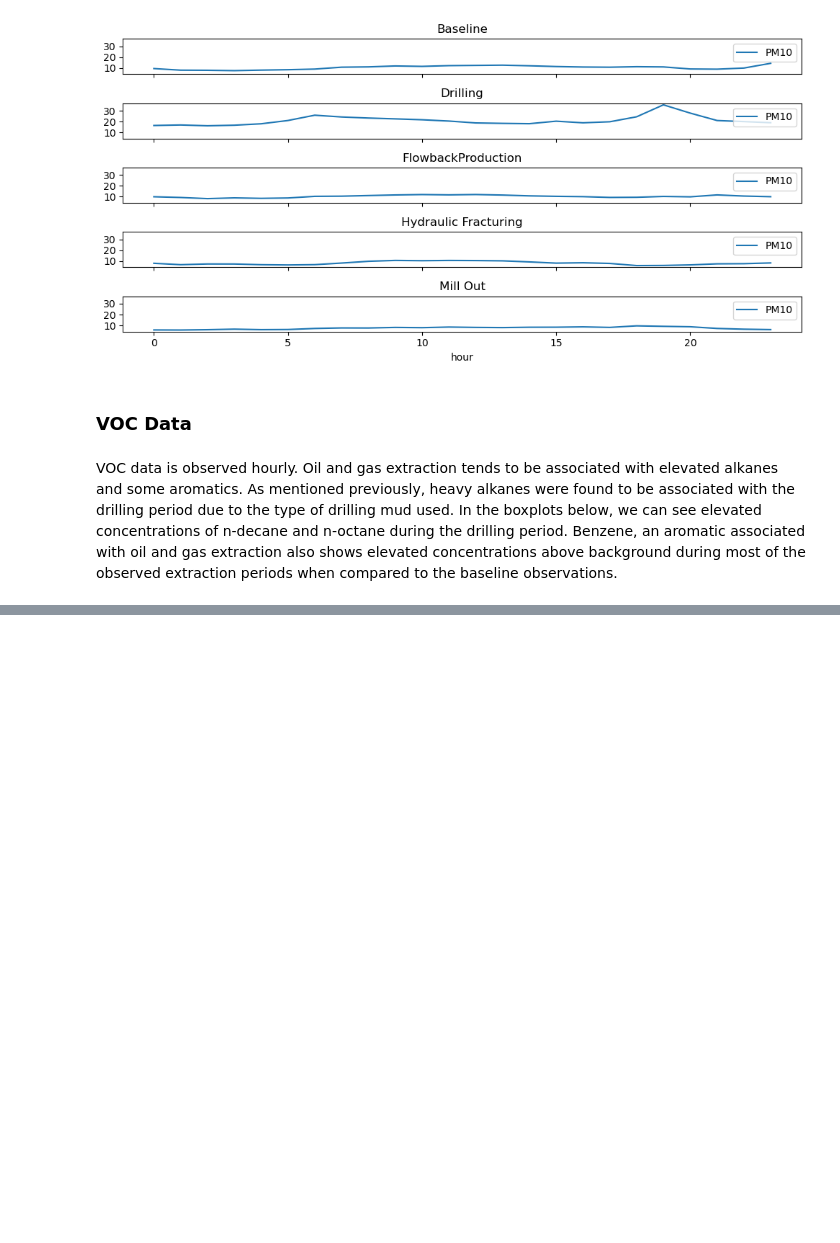
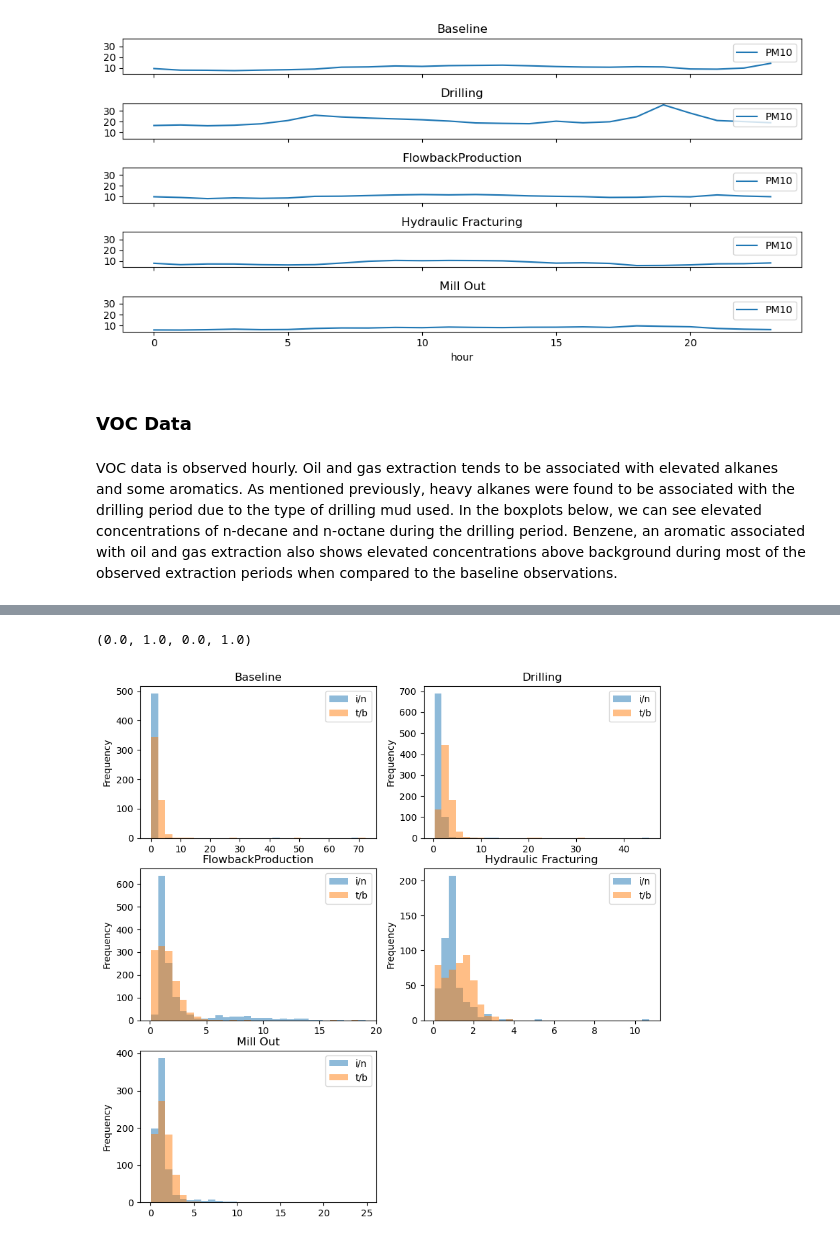
Before and after one commit to emilylach/Resume, a Jupyter notebook: CAMMLanalysis.ipynb, the cells around one changed output, grey strips where cells are left out. Cells and saved outputs as stored; diff of their text form; code cells hidden in the pictures; blank space fills up the shorter version.

Commit message:
Added plots and fixed analysis

```diff
--- a/CAMMLanalysis.ipynb
+++ b/CAMMLanalysis.ipynb
@@ -100,3 +100,0 @@ camml.voc_data.columns
-# %%
-camml.voc_data['i/n'] = camml.voc_data['isopentane_[ppbV]'] / camml.voc_data['isopentane_[ppbV]']
-camml.voc_data['t/b'] = camml.voc_data['toluene_[ppbV]'] / camml.voc_data['benzene_[ppbV]']
@@ -104,0 +101,3 @@ camml.other_data.columns
+# %%
+camml.merged_data['i/n'] = camml.merged_data['isopentane'] / camml.merged_data['n-pentane']
+camml.merged_data['t/b'] = camml.merged_data['toluene'] / camml.merged_data['benzene']
@@ -104,0 +114,16 @@ camml.other_data.columns
+# %%
+inplots = camml.merged_data[['sheet','i/n','t/b']].groupby('sheet')
+
+fig,ax = plt.subplots(nrows=3, ncols=2)
+
+for g, tx in zip(inplots, ax.ravel()):
+    g[1].plot(kind='hist', ax=tx, bins=30, alpha=0.5)
+    tx.set_title(g[0])
+#     tx.set_xlim(0,80)
+#     tx.set_xscale('log')
+
+plt.rcParams['figure.figsize'] = [10, 10]
+ax[2,1].axis('off')
+# %% [output]
+(0.0, 1.0, 0.0, 1.0)
+[figure, added]
```
Also changed, not shown: parts of 5 cells of this notebook, 1 other file.
